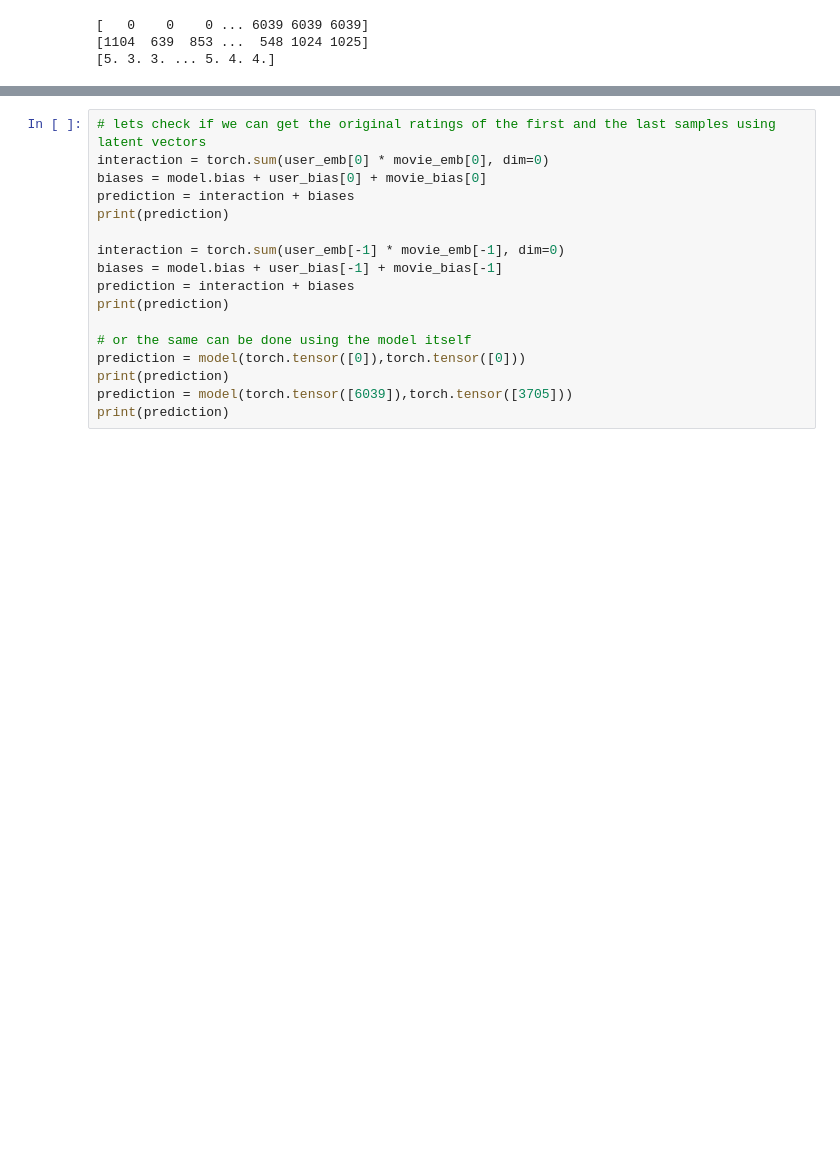
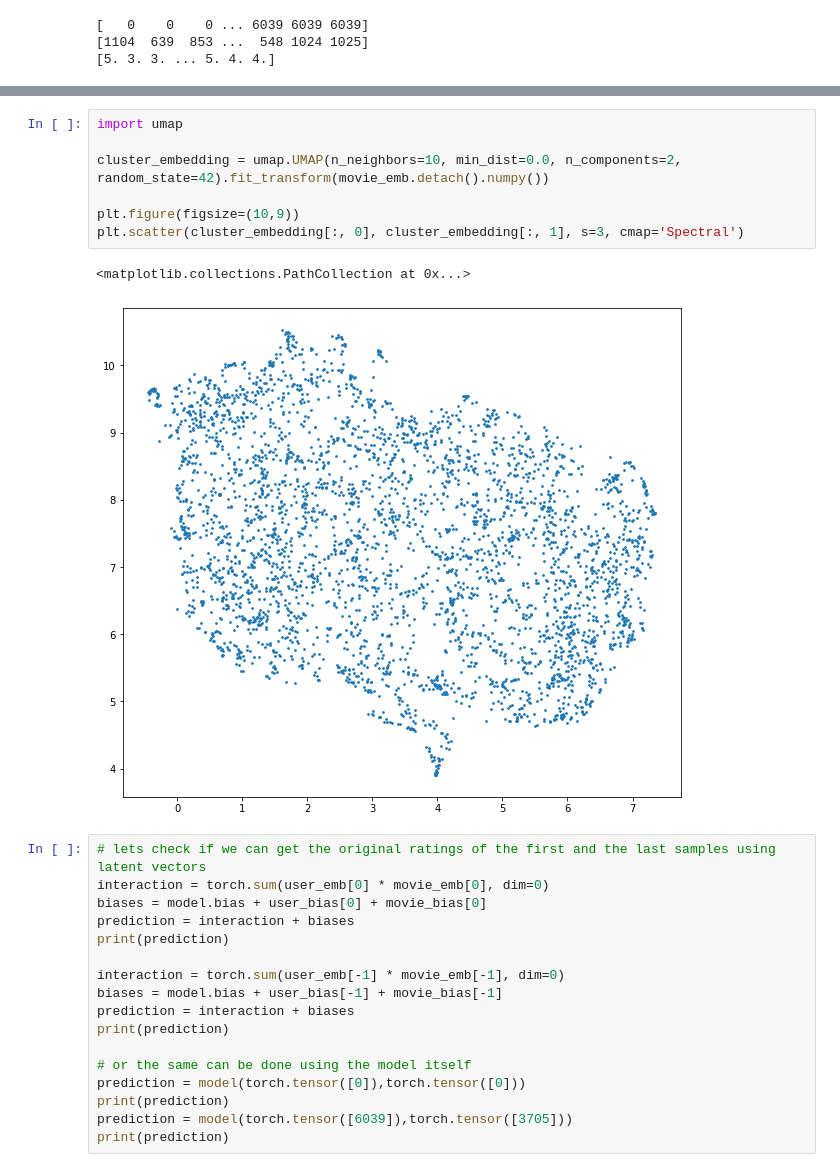
Before and after one commit to azamatolegen/pytorch-recommendation_systems, a Jupyter notebook: Part I/Matrix_Factorization_(MF).ipynb, the cells around one changed output, grey strips where cells are left out. Saved outputs shown, nothing was run; the diff lists cells and outputs as text; blank space fills up the shorter version.

```diff
--- a/Part I/Matrix_Factorization_(MF).ipynb
+++ b/Part I/Matrix_Factorization_(MF).ipynb
@@ -286,3 +389,13 @@ print(dataset.ratings)
+# %%
+import umap
+
+cluster_embedding = umap.UMAP(n_neighbors=10, min_dist=0.0, n_components=2, random_state=42).fit_transform(movie_emb.detach().numpy())
+
+plt.figure(figsize=(10,9))
+plt.scatter(cluster_embedding[:, 0], cluster_embedding[:, 1], s=3, cmap='Spectral')
+# %% [output]
+<matplotlib.collections.PathCollection at 0x...>
+[figure, added]
 # %%
 # lets check if we can get the original ratings of the first and the last samples using latent vectors
 interaction = torch.sum(user_emb[0] * movie_emb[0], dim=0)
```
Also changed, not shown: parts of 7 cells of this notebook, 5 other files.
